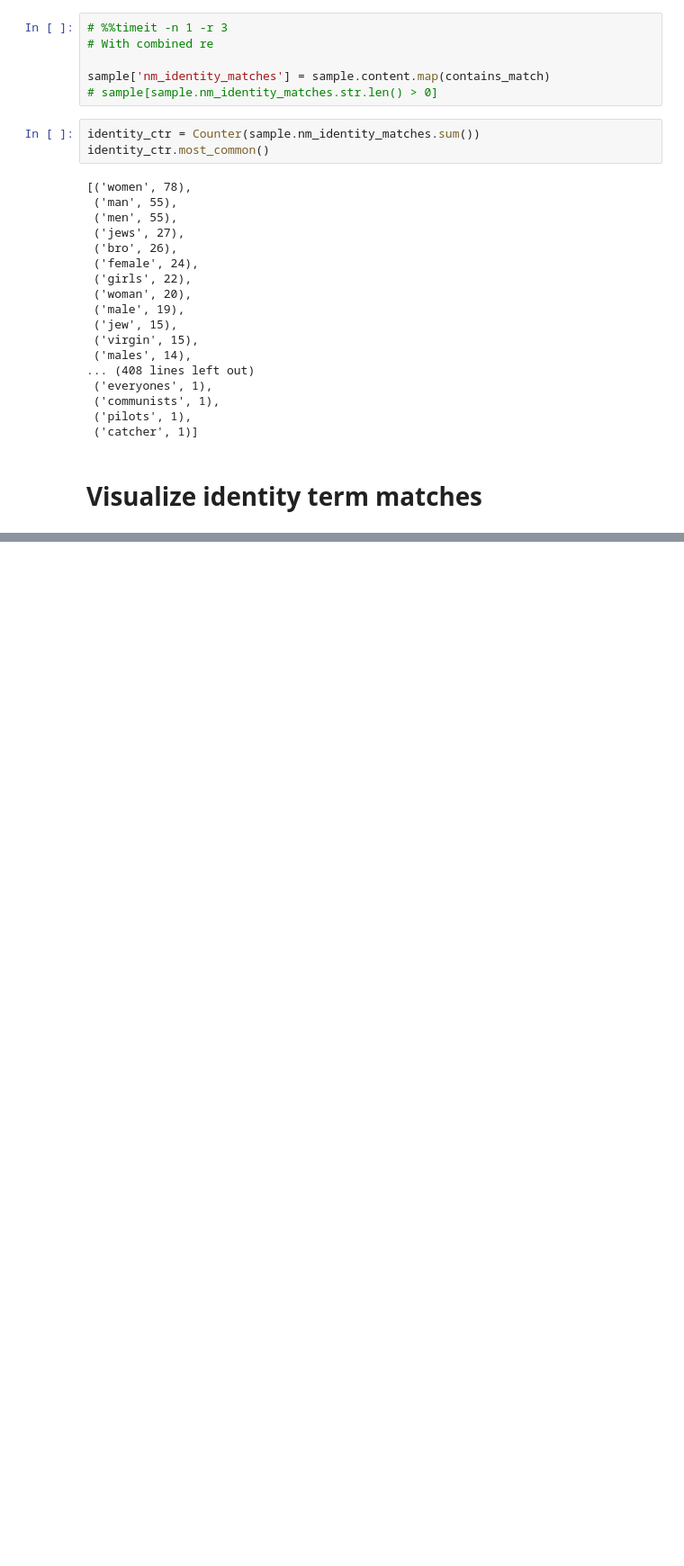
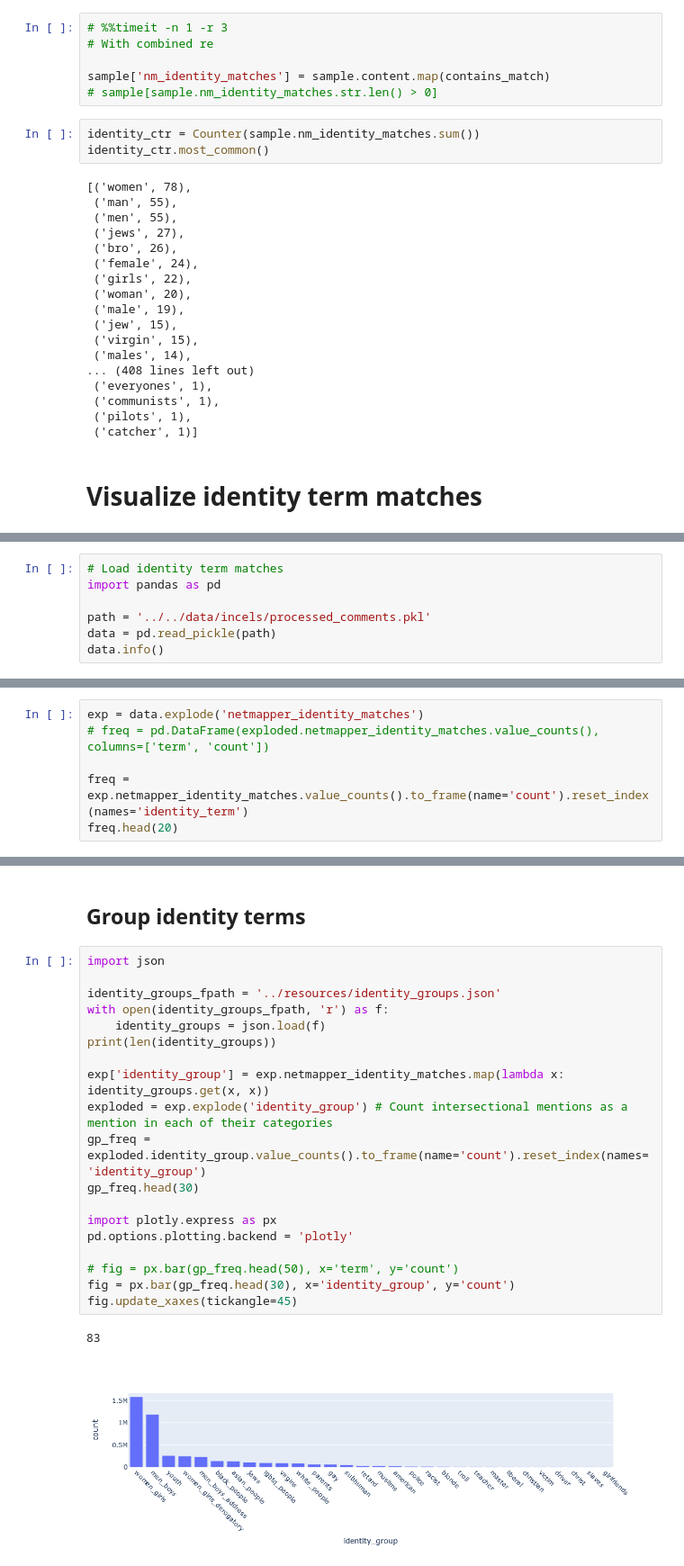
Before and after one commit to michaelmilleryoder/incels_identities, a Jupyter notebook: jupyter/match_identities.ipynb, the cells around one changed output, grey strips where cells are left out. Shown: that part at 90% size. Drawn from its saved outputs; the diff is of its cells as text; blank space fills up the shorter version.

Commit message:
grouping identities

```diff
--- a/jupyter/match_identities.ipynb
+++ b/jupyter/match_identities.ipynb
@@ -195,0 +210,7 @@ fig.update_xaxes(tickangle=45)
+# %%
+# Load identity term matches
+import pandas as pd
+
+path = '../../data/incels/processed_comments.pkl'
+data = pd.read_pickle(path)
+data.info()
@@ -195,0 +235,6 @@ fig.update_xaxes(tickangle=45)
+# %%
+exp = data.explode('netmapper_identity_matches')
+# freq = pd.DataFrame(exploded.netmapper_identity_matches.value_counts(), columns=['term', 'count'])
+
+freq = exp.netmapper_identity_matches.value_counts().to_frame(name='count').reset_index(names='identity_term')
+freq.head(20)
@@ -195,0 +259,24 @@ fig.update_xaxes(tickangle=45)
+# %% [markdown]
+## Group identity terms
+# %%
+import json
+
+identity_groups_fpath = '../resources/identity_groups.json'
+with open(identity_groups_fpath, 'r') as f:
+    identity_groups = json.load(f)
+print(len(identity_groups))
+
+exp['identity_group'] = exp.netmapper_identity_matches.map(lambda x: identity_groups.get(x, x))
+exploded = exp.explode('identity_group') # Count intersectional mentions as a mention in each of their categories
+gp_freq = exploded.identity_group.value_counts().to_frame(name='count').reset_index(names='identity_group')
+gp_freq.head(30)
+
+import plotly.express as px
+pd.options.plotting.backend = 'plotly'
+
+# fig = px.bar(gp_freq.head(50), x='term', y='count')
+fig = px.bar(gp_freq.head(30), x='identity_group', y='count')
+fig.update_xaxes(tickangle=45)
+# %% [output]
+83
+[figure, added]
```
Also changed, not shown: parts of 29 cells of this notebook, 2 other files.
